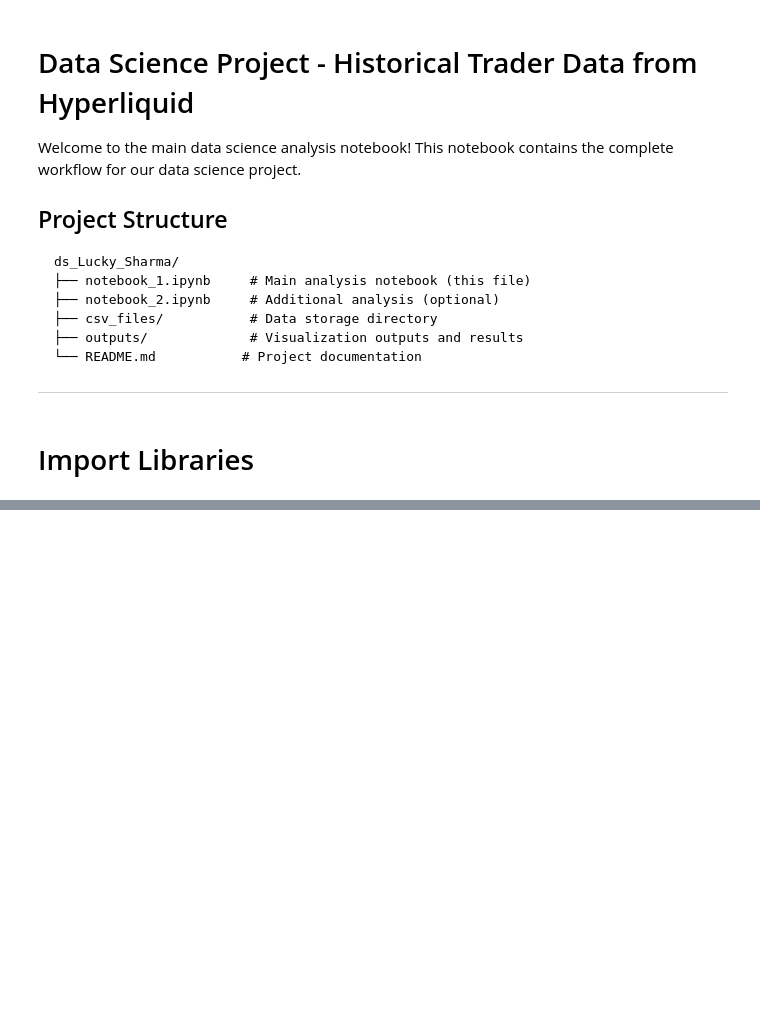
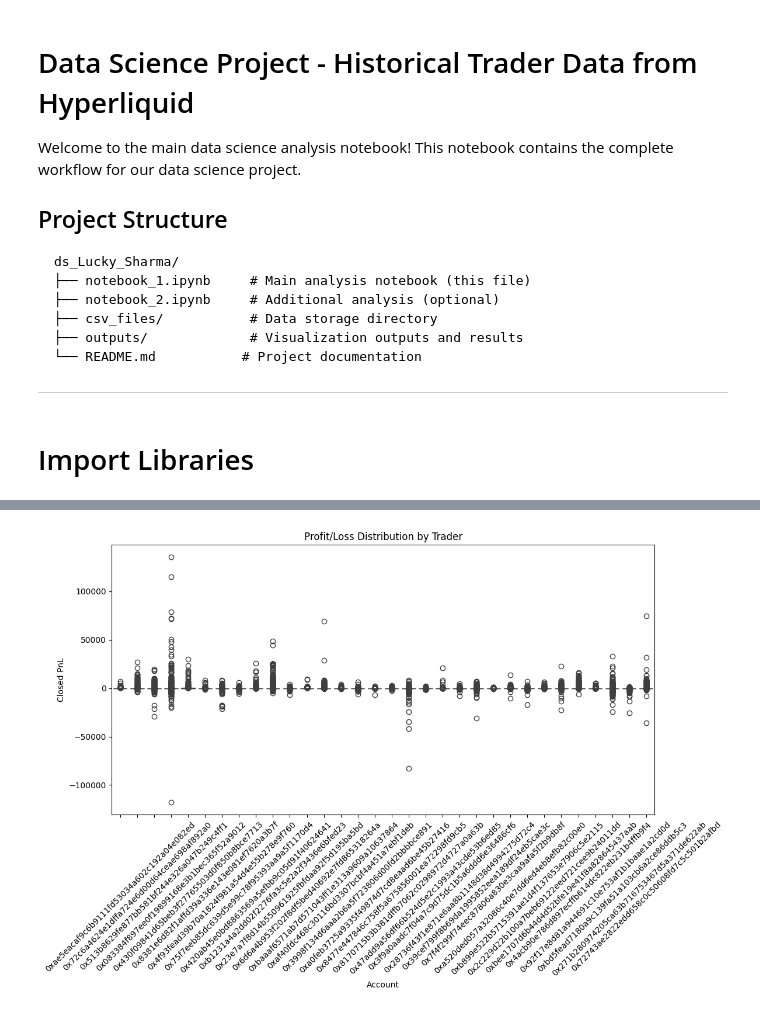
Before and after one commit to itsluckysharma01/ds_Lucky_Sharma, a Jupyter notebook: notebook_2(Historical_Trader_Data_from_Hyperliquid).ipynb, the cells around one changed output, grey strips where cells are left out. Drawn from its saved outputs; the diff is of its cells as text; code cells hidden in the pictures; blank space fills up the shorter version.

```diff
--- a/notebook_2(Historical_Trader_Data_from_Hyperliquid).ipynb
+++ b/notebook_2(Historical_Trader_Data_from_Hyperliquid).ipynb
@@ -40,0 +184,9 @@ df.head(10)
+# %%
+# Box plots for profit/loss by trader or strategy
+plt.figure(figsize=(12, 6))
+sns.boxplot(data=df, x='Account', y='Closed PnL')  # Adjust column names
+plt.title('Profit/Loss Distribution by Trader')
+plt.xticks(rotation=45)
+plt.show()
+# %% [output]
+[figure, added]
```
Also changed, not shown: parts of 33 cells of this notebook, 2 other files.
